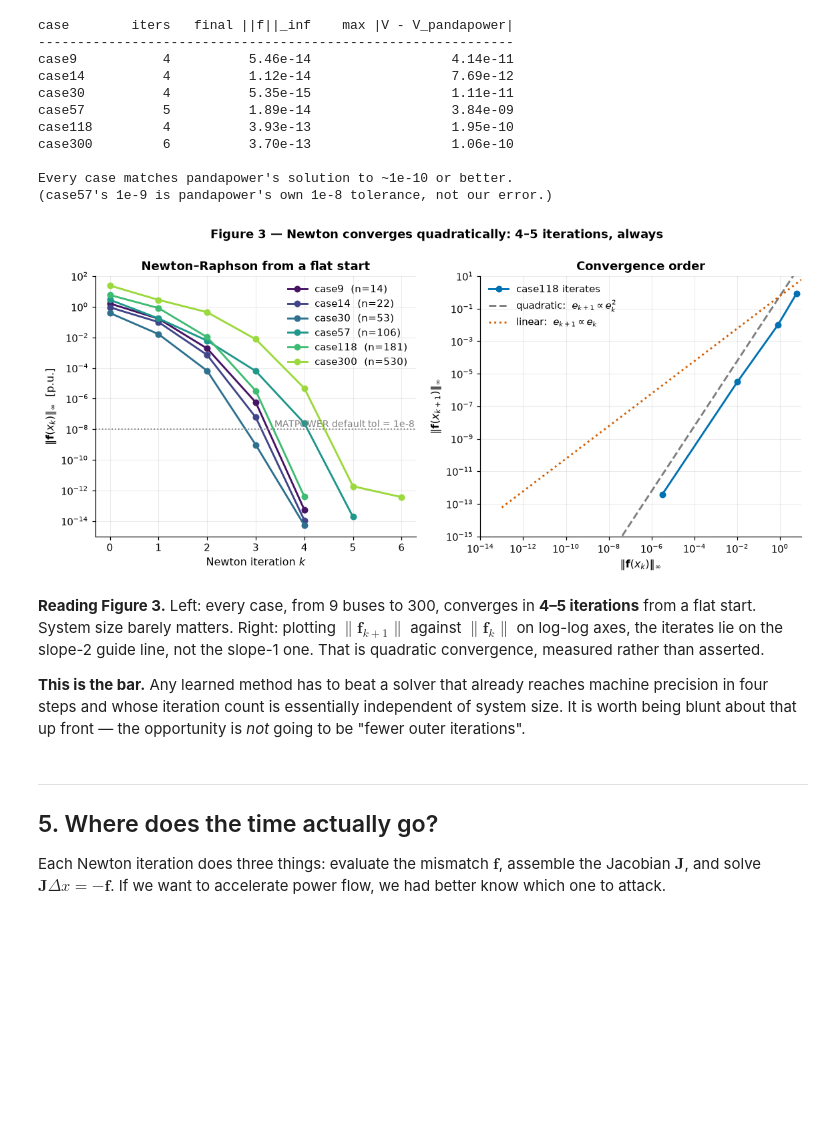
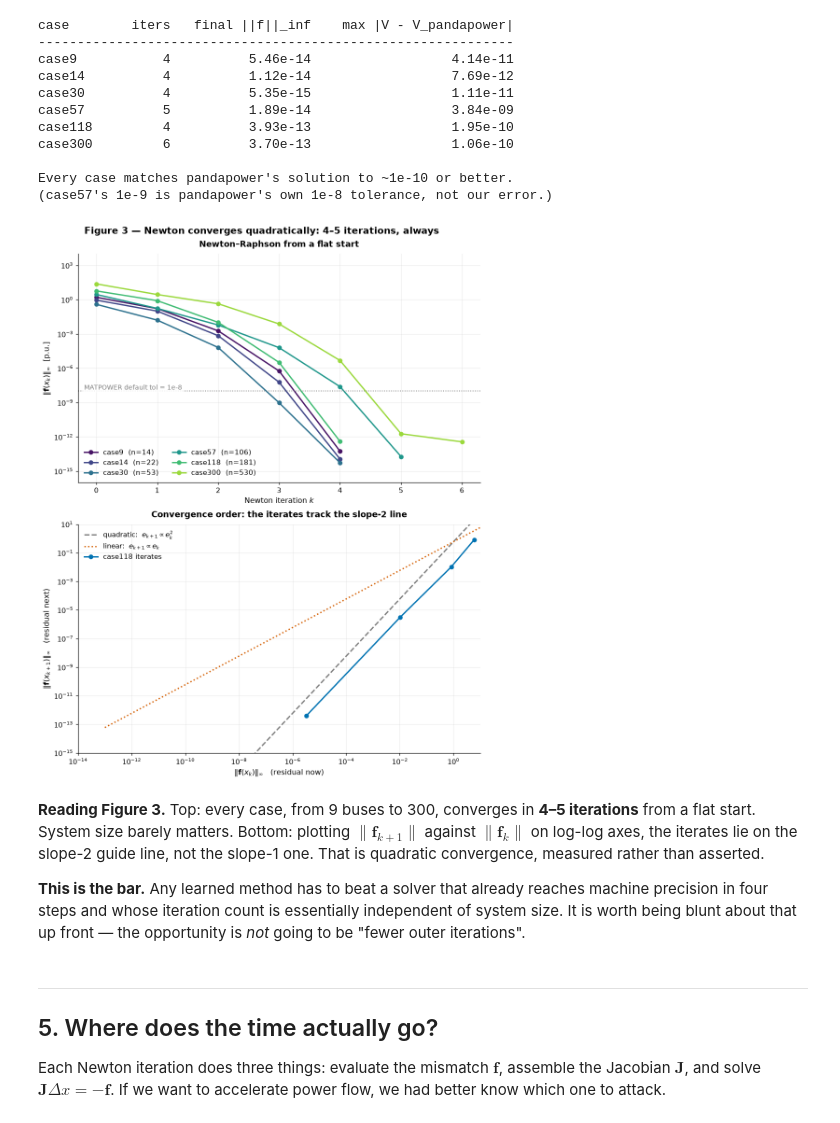
Before and after one commit to panas-bhattarai/learned-iterative-solvers-acpf, a Jupyter notebook: notebooks/01_newton_and_krylov.ipynb, the cells around one changed output. Saved outputs shown, nothing was run; the diff lists cells and outputs as text; code cells hidden in the pictures; blank space fills up the shorter version.

```diff
--- a/notebooks/01_newton_and_krylov.ipynb
+++ b/notebooks/01_newton_and_krylov.ipynb
@@ -190,16 +192,15 @@ print("Our Ybus is bit-for-bit identical to pandapower's on every case.")
 | 5 | case300 | 300 | 411 | 1/68/231 | 530 | 1118 | 1.24 | 0.00e+00 |
 Our Ybus is bit-for-bit identical to pandapower's on every case.
 # %%
-fig, axes = plt.subplots(1, 3, figsize=(12.2, 4.0))
+fig, axes = stacked(3, square=True, width=7.4)
 for ax, name in zip(axes, ["case14", "case118", "case300"]):
     c = load_case(name)
-    ax.spy(c.ybus, markersize=(3.0 if c.n_bus < 50 else (1.1 if c.n_bus < 200 else 0.5)),
+    ax.spy(c.ybus, markersize=(6.0 if c.n_bus < 50 else (2.2 if c.n_bus < 200 else 1.2)),
            color=PALETTE["newton"])
-    ax.set_title(f"{name} — $\\mathbf{{Y}}_{{bus}}$\n{c.n_bus} buses, "
-                 f"{c.ybus.nnz} nonzeros ({100*c.ybus.nnz/c.n_bus**2:.1f}% dense)")
-    ax.set_xlabel("bus"); ax.set_ylabel("bus"); ax.grid(False)
-fig.suptitle("Figure 1 — The grid is a sparse graph, and $\\mathbf{Y}_{bus}$ is its adjacency structure",
-             y=1.04, fontsize=12, fontweight="semibold")
+    ax.set_title(f"{name} — {c.n_bus} buses, {c.ybus.nnz} nonzeros "
+                 f"({100*c.ybus.nnz/c.n_bus**2:.1f}% dense)", pad=10)
+    ax.set_xlabel("bus index"); ax.set_ylabel("bus index"); ax.grid(False)
+suptitle(fig, "Figure 1 — The grid is a sparse graph, and $\\mathbf{Y}_{bus}$ is its adjacency structure")
 save(fig, "01_ybus_sparsity"); plt.show()
 # %% [output]
 findfont: Failed to find font weight semibold, now using 700.
@@ -377,34 +379,36 @@ case300         6          3.70e-13                  1.06e-10
 Every case matches pandapower's solution to ~1e-10 or better.
 (case57's 1e-9 is pandapower's own 1e-8 tolerance, not our error.)
 # %%
-fig, (ax1, ax2) = plt.subplots(1, 2, figsize=(12.4, 4.6))
+fig, (ax1, ax2) = stacked(2, panel_height=5.4, width=8.6)
 cmap = plt.cm.viridis(np.linspace(0.05, 0.85, len(results)))
 
 for (name, (c, r)), col in zip(results.items(), cmap):
     ax1.semilogy(range(len(r.norm_history)), r.norm_history, "o-", color=col,
                  label=f"{name}  (n={c.n_unknowns})")
 annotate_tolerance(ax1, 1e-8, "MATPOWER default tol = 1e-8")
 ax1.set_xlabel("Newton iteration $k$"); ax1.set_ylabel(r"$\|\mathbf{f}(x_k)\|_\infty$  [p.u.]")
-ax1.set_title("Newton–Raphson from a flat start"); ax1.legend(loc="upper right")
-ax1.set_ylim(1e-15, 1e2)
+ax1.set_title("Newton–Raphson from a flat start", pad=10)
+ax1.legend(loc="lower left", ncol=2)
+ax1.set_ylim(1e-16, 1e4)
 
 c, r = results["case118"]
 e = np.array(r.norm_history)
-ax2.loglog(e[:-1], e[1:], "o-", color=PALETTE["newton"], label="case118 iterates")
 g = np.logspace(-13, 1, 50)
 ax2.loglog(g, 0.6*g**2, "--", color=PALETTE["ref"], label=r"quadratic:  $e_{k+1}\propto e_k^2$")
 ax2.loglog(g, 0.6*g, ":", color=PALETTE["gmres"], label=r"linear:  $e_{k+1}\propto e_k$")
-ax2.set_xlabel(r"$\|\mathbf{f}(x_k)\|_\infty$"); ax2.set_ylabel(r"$\|\mathbf{f}(x_{k+1})\|_\infty$")
-ax2.set_title("Convergence order"); ax2.legend(loc="upper left")
+ax2.loglog(e[:-1], e[1:], "o-", color=PALETTE["newton"], label="case118 iterates", zorder=5)
+ax2.set_xlabel(r"$\|\mathbf{f}(x_k)\|_\infty$   (residual now)")
+ax2.set_ylabel(r"$\|\mathbf{f}(x_{k+1})\|_\infty$   (residual next)")
+ax2.set_title("Convergence order: the iterates track the slope-2 line", pad=10)
+ax2.legend(loc="upper left")
 ax2.set_xlim(1e-14, 1e1); ax2.set_ylim(1e-15, 1e1)
-fig.suptitle("Figure 3 — Newton converges quadratically: 4–5 iterations, always",
-             y=1.02, fontsize=12, fontweight="semibold")
+suptitle(fig, "Figure 3 — Newton converges quadratically: 4–5 iterations, always")
 save(fig, "01_newton_convergence"); plt.show()
 # %% [output]
-[figure, old version]
+[figure, new version]
 # %% [markdown]
-**Reading Figure 3.** Left: every case, from 9 buses to 300, converges in **4–5
-iterations** from a flat start. System size barely matters. Right: plotting
+**Reading Figure 3.** Top: every case, from 9 buses to 300, converges in **4–5
+iterations** from a flat start. System size barely matters. Bottom: plotting
 $\|\mathbf{f}_{k+1}\|$ against $\|\mathbf{f}_k\|$ on log-log axes, the iterates lie on the
 slope-2 guide line, not the slope-1 one. That is quadratic convergence, measured rather
 than asserted.
```
Also changed, not shown: parts of 14 cells of this notebook, 7 other files.
